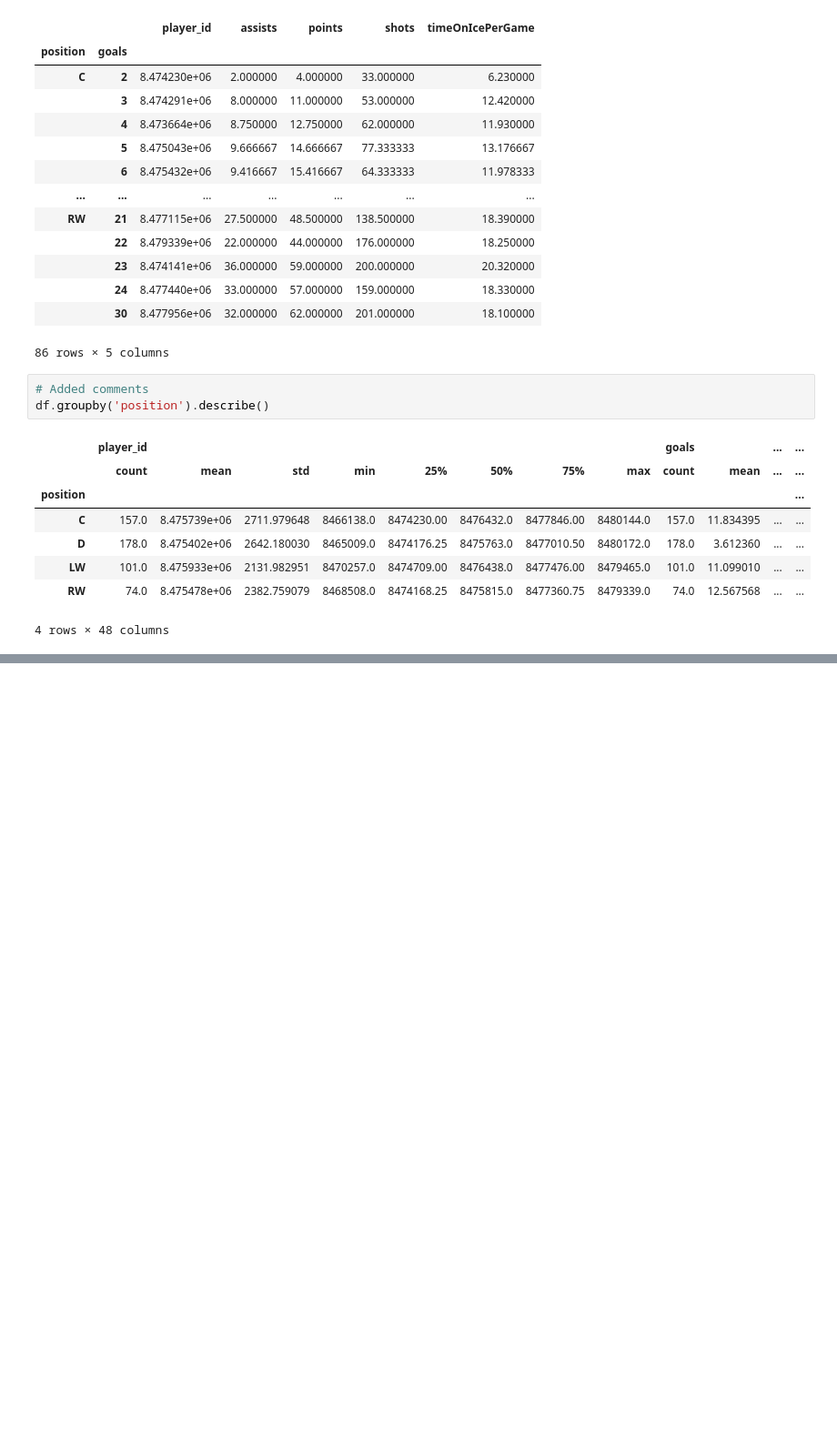
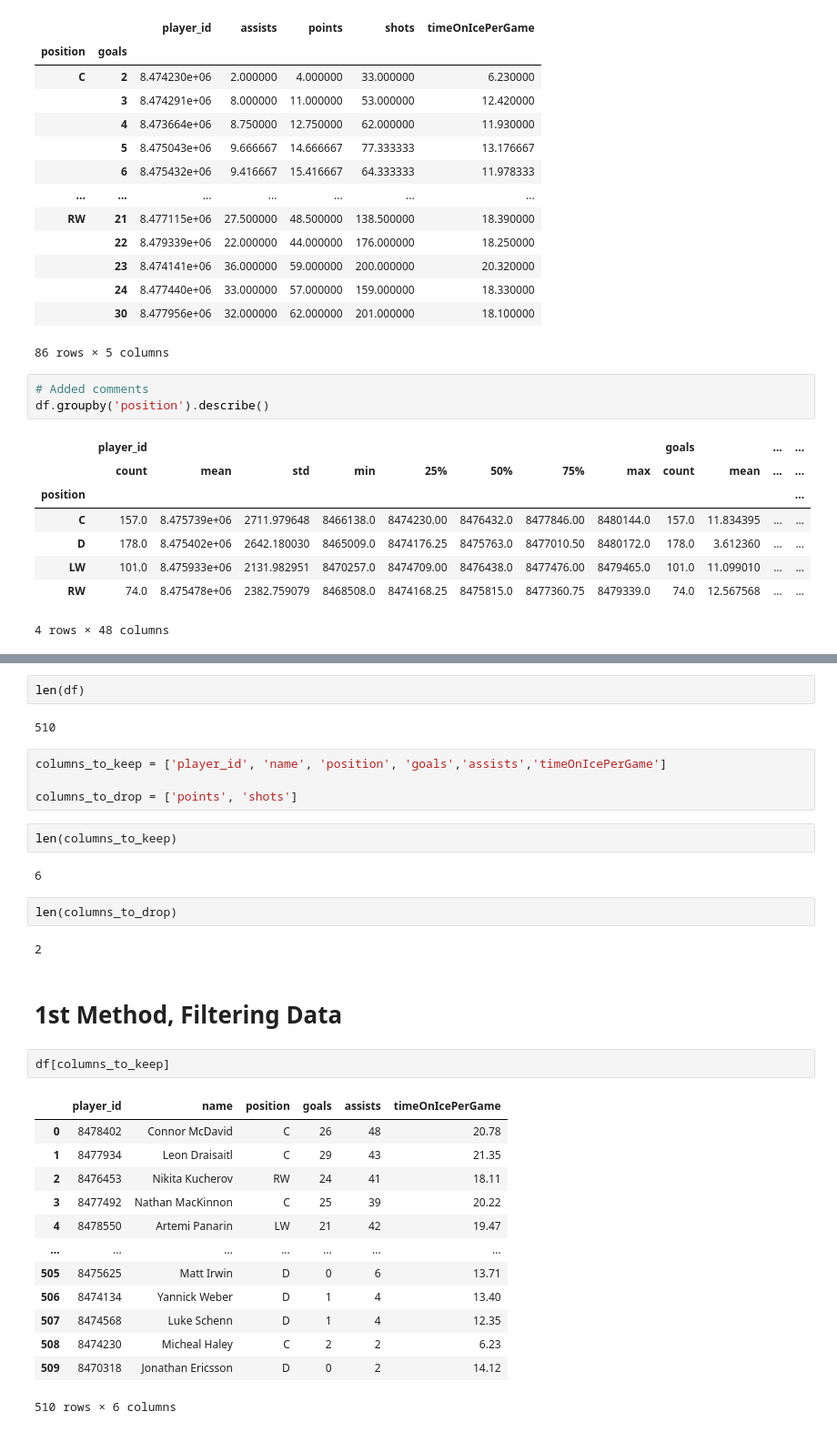
Before and after one commit to Hal9000-Discovery/python_data_science, a Jupyter notebook: codebasics_tutorial_3_notebook.ipynb, the cells around one changed output, grey strips where cells are left out. Shown at 91% size. Cells and saved outputs as stored; diff of their text form; blank space fills up the shorter version.

Commit message:
Adding more information from Data Science with Onur - Data Cleaning

```diff
--- a/codebasics_tutorial_3_notebook.ipynb
+++ b/codebasics_tutorial_3_notebook.ipynb
@@ -467,0 +512,34 @@ df.groupby('position').describe()
+# %%
+len(df)
+# %% [output]
+510
+# %%
+columns_to_keep = ['player_id', 'name', 'position', 'goals','assists','timeOnIcePerGame']
+
+columns_to_drop = ['points', 'shots']
+# %%
+len(columns_to_keep)
+# %% [output]
+6
+# %%
+len(columns_to_drop)
+# %% [output]
+2
+# %% [markdown]
+# 1st Method, Filtering Data
+# %%
+df[columns_to_keep]
+# %% [output]
+|  | player_id | name | position | goals | assists | timeOnIcePerGame |
+| 0 | 8478402 | Connor McDavid | C | 26 | 48 | 20.78 |
+| 1 | 8477934 | Leon Draisaitl | C | 29 | 43 | 21.35 |
+| 2 | 8476453 | Nikita Kucherov | RW | 24 | 41 | 18.11 |
+| 3 | 8477492 | Nathan MacKinnon | C | 25 | 39 | 20.22 |
+| 4 | 8478550 | Artemi Panarin | LW | 21 | 42 | 19.47 |
+| ... | ... | ... | ... | ... | ... | ... |
+| 505 | 8475625 | Matt Irwin | D | 0 | 6 | 13.71 |
+| 506 | 8474134 | Yannick Weber | D | 1 | 4 | 13.40 |
+| 507 | 8474568 | Luke Schenn | D | 1 | 4 | 12.35 |
+| 508 | 8474230 | Micheal Haley | C | 2 | 2 | 6.23 |
+| 509 | 8470318 | Jonathan Ericsson | D | 0 | 2 | 14.12 |
+510 rows × 6 columns
```
Also changed, not shown: parts of 23 cells of this notebook.
